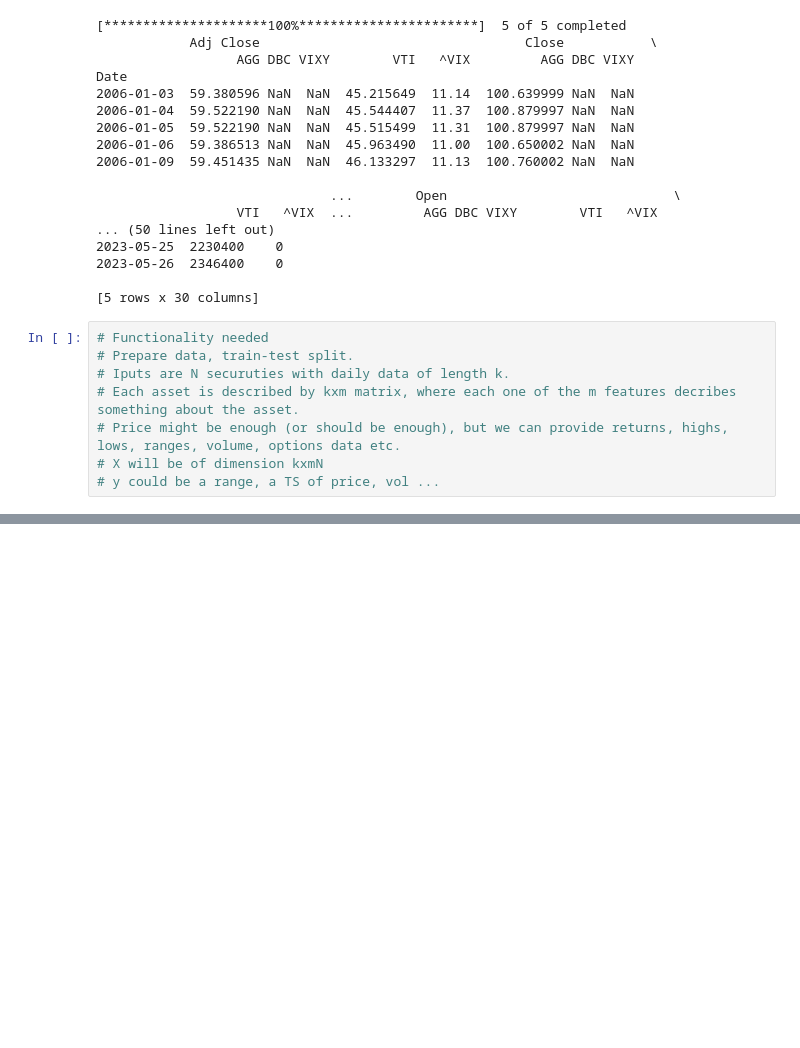
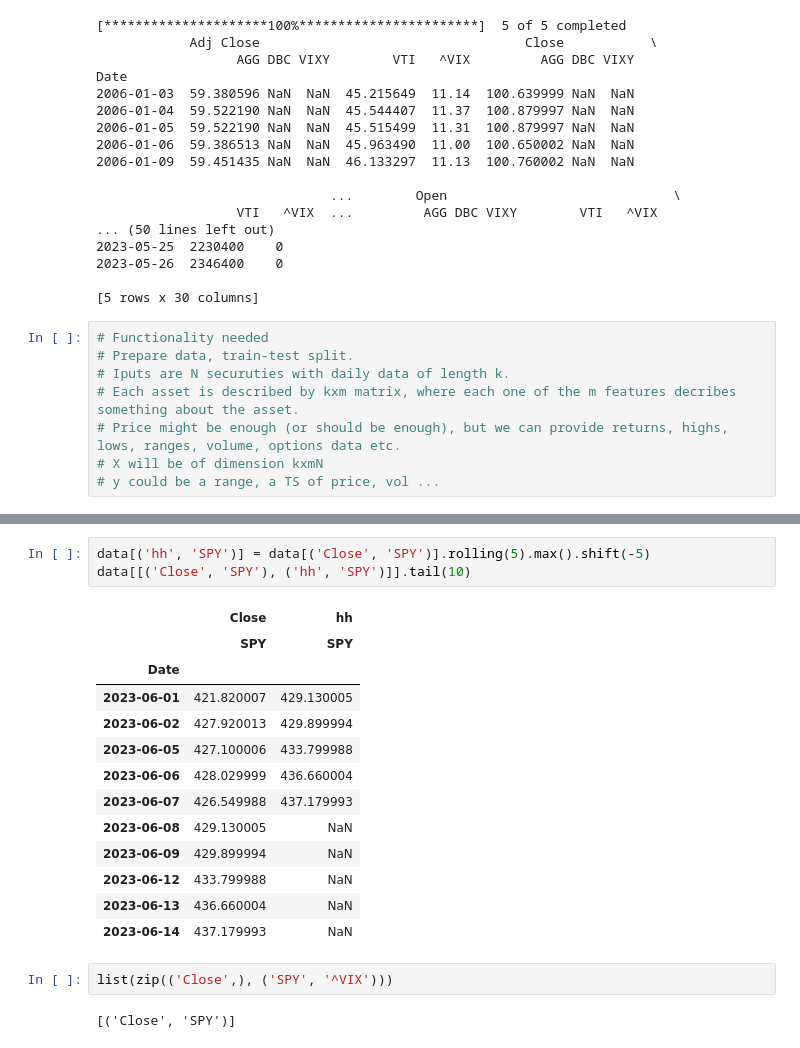
Before and after one commit to asalomatov/options, a Jupyter notebook: notebooks/jax.ipynb, the cells around one changed output, grey strips where cells are left out. Drawn from its saved outputs; the diff is of its cells as text; blank space fills up the shorter version.

```diff
--- a/notebooks/jax.ipynb
+++ b/notebooks/jax.ipynb
@@ -1264,0 +1321,21 @@ dtype: int64
+# %%
+data[('hh', 'SPY')] = data[('Close', 'SPY')].rolling(5).max().shift(-5)
+data[[('Close', 'SPY'), ('hh', 'SPY')]].tail(10)
+# %% [output]
+|  | Close | hh |
+|  | SPY | SPY |
+| Date |  |  |
+| 2023-06-01 | 421.820007 | 429.130005 |
+| 2023-06-02 | 427.920013 | 429.899994 |
+| 2023-06-05 | 427.100006 | 433.799988 |
+| 2023-06-06 | 428.029999 | 436.660004 |
+| 2023-06-07 | 426.549988 | 437.179993 |
+| 2023-06-08 | 429.130005 | NaN |
+| 2023-06-09 | 429.899994 | NaN |
+| 2023-06-12 | 433.799988 | NaN |
+| 2023-06-13 | 436.660004 | NaN |
+| 2023-06-14 | 437.179993 | NaN |
+# %%
+list(zip(('Close',), ('SPY', '^VIX')))
+# %% [output]
+[('Close', 'SPY')]
```
Also changed, not shown: parts of 10 cells of this notebook.
